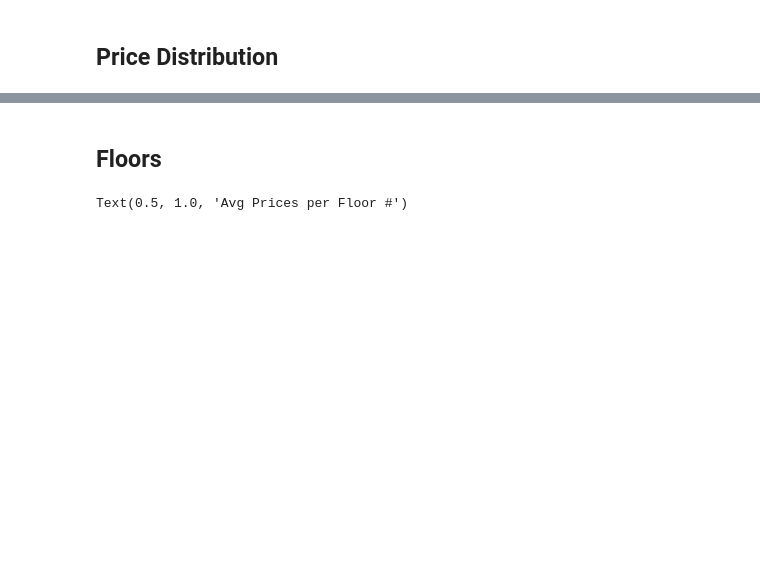
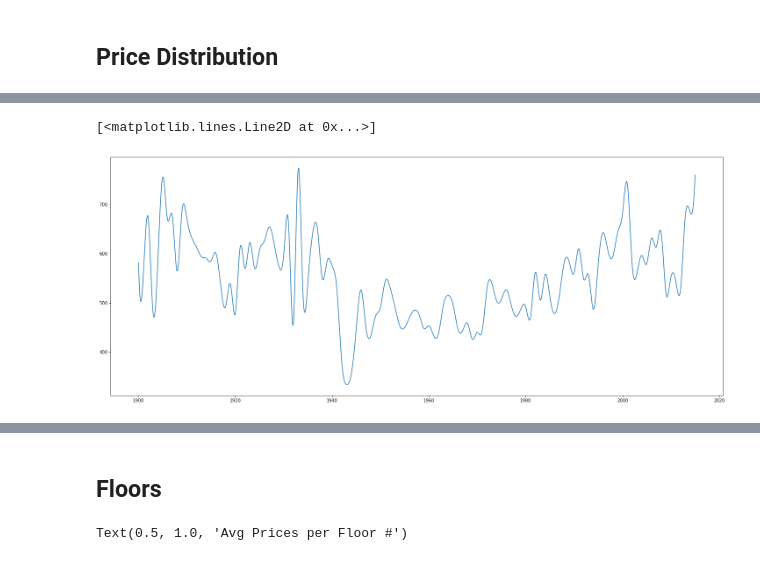
Before and after one commit to CamLadd/Housing_analysis_project, a Jupyter notebook: Data_cleaning.ipynb, the cells around one changed output, grey strips where cells are left out. Cells and saved outputs as stored; diff of their text form; code cells hidden in the pictures; blank space fills up the shorter version.

```diff
--- a/Data_cleaning.ipynb
+++ b/Data_cleaning.ipynb
@@ -221,0 +265,3 @@ plt.legend()
+# %%
+avg_price_yr=df.groupby(['yr_built']).price.mean()
+avg_price_yr.sort_index()
@@ -221,0 +282,13 @@ plt.legend()
+# %%
+# Interpolate to make more smooth
+T=avg_price_yr.index
+X=np.linspace(T.min(),T.max(),10000)
+Y=avg_price_yr.values
+spl=interpolate.make_interp_spline(T,Y,3)
+test=spl(X)
+
+fig,ax=plt.subplots(figsize=(25,10))
+ax.plot(X,test)
+# %% [output]
+[<matplotlib.lines.Line2D at 0x...>]
+[figure, added]
```
Also changed, not shown: parts of 32 cells of this notebook.
